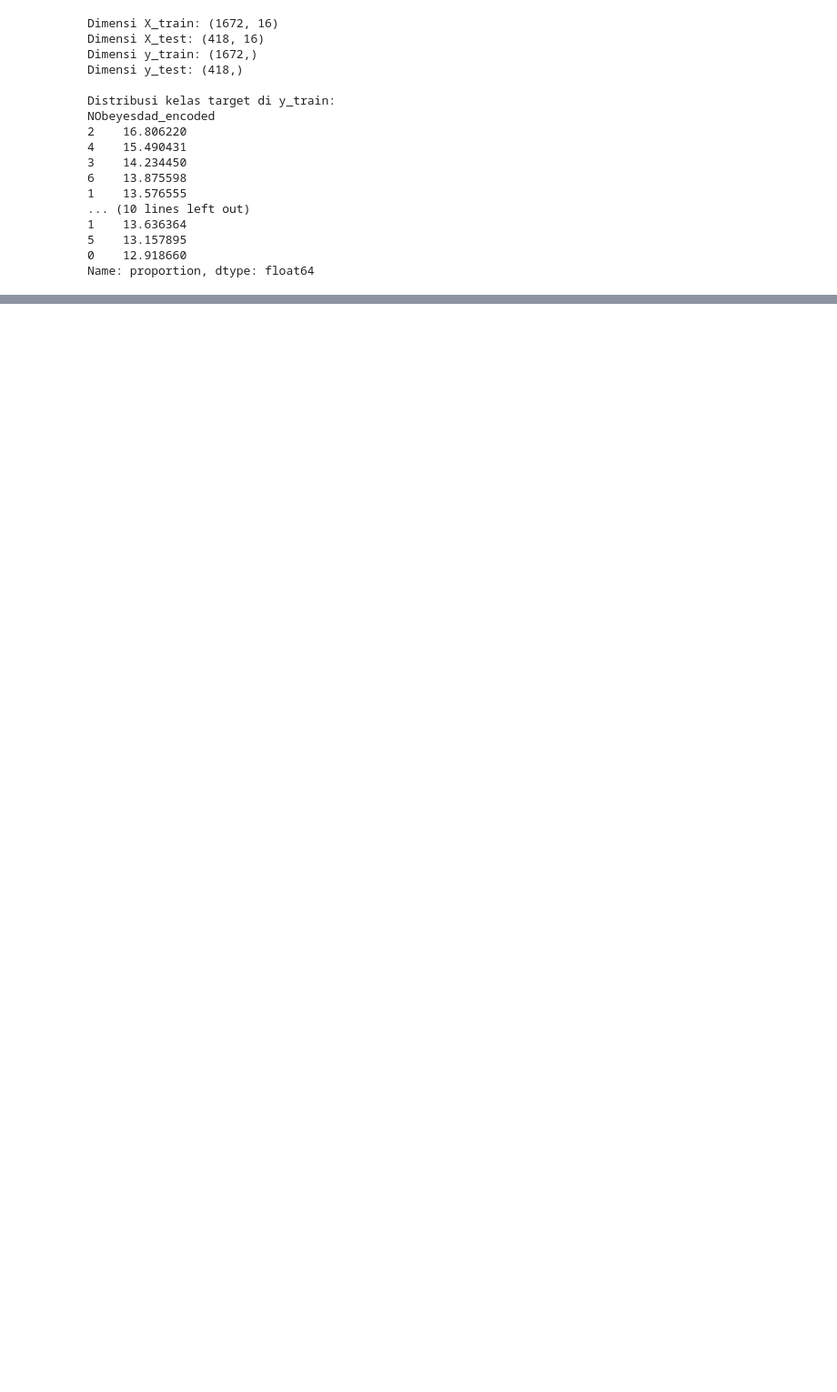
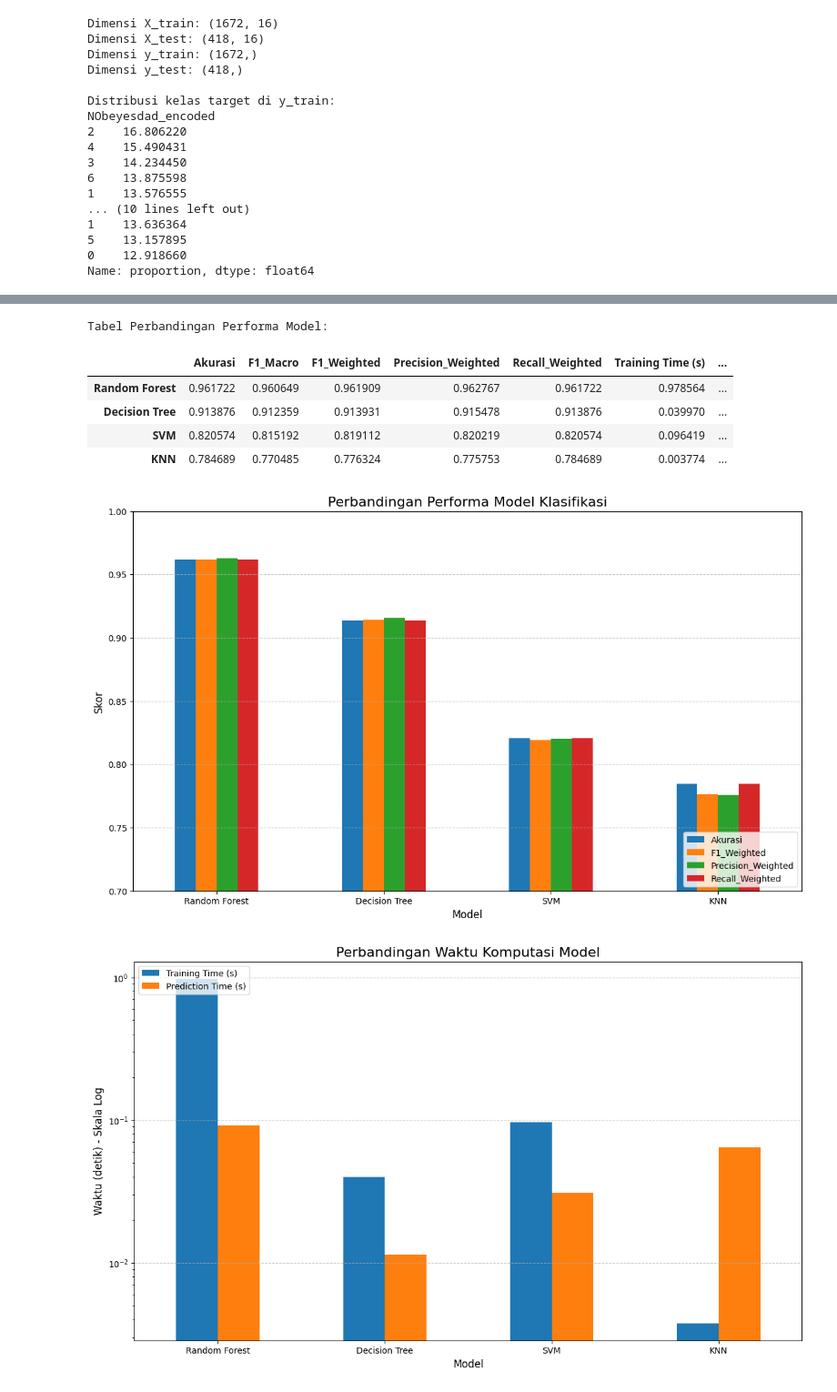
Before and after one commit to renji710/CapstoneUAS_BengkelKoding, a Jupyter notebook: Capstone_UAS.ipynb, the cells around one changed output, grey strips where cells are left out. Shown at 91% size. Saved outputs shown, nothing was run; the diff lists cells and outputs as text; code cells hidden in the pictures; blank space fills up the shorter version.

```diff
--- a/Capstone_UAS.ipynb
+++ b/Capstone_UAS.ipynb
@@ -775,0 +989,35 @@ Performa Decision Tree (untuk tabel perbandingan nanti): {'Akurasi': 0.913875598
+# %%
+#Membandingkan Performa Model
+df_performance = pd.DataFrame(model_performance).T
+df_performance = df_performance.sort_values(by='F1_Weighted', ascending=False)
+
+print("Tabel Perbandingan Performa Model:")
+display(df_performance)
+
+df_performance[['Akurasi', 'F1_Weighted', 'Precision_Weighted', 'Recall_Weighted']].plot(kind='bar', figsize=(14, 8))
+plt.title('Perbandingan Performa Model Klasifikasi', fontsize=16)
+plt.ylabel('Skor', fontsize=12)
+plt.xlabel('Model', fontsize=12)
+plt.xticks(rotation=0)
+plt.ylim(0.7, 1.0)
+plt.legend(loc='lower right')
+plt.grid(axis='y', linestyle='--', alpha=0.7)
+plt.show()
+
+df_performance[['Training Time (s)', 'Prediction Time (s)']].plot(kind='bar', figsize=(14, 8), logy=True)
+plt.title('Perbandingan Waktu Komputasi Model', fontsize=16)
+plt.ylabel('Waktu (detik) - Skala Log', fontsize=12)
+plt.xlabel('Model', fontsize=12)
+plt.xticks(rotation=0)
+plt.legend(loc='upper left')
+plt.grid(axis='y', linestyle='--', alpha=0.7)
+plt.show()
+# %% [output]
+Tabel Perbandingan Performa Model:
+|  | Akurasi | F1_Macro | F1_Weighted | Precision_Weighted | Recall_Weighted | Training Time (s) | ... |
+| Random Forest | 0.961722 | 0.960649 | 0.961909 | 0.962767 | 0.961722 | 0.978564 | ... |
+| Decision Tree | 0.913876 | 0.912359 | 0.913931 | 0.915478 | 0.913876 | 0.039970 | ... |
+| SVM | 0.820574 | 0.815192 | 0.819112 | 0.820219 | 0.820574 | 0.096419 | ... |
+| KNN | 0.784689 | 0.770485 | 0.776324 | 0.775753 | 0.784689 | 0.003774 | ... |
+[figure, added]
+[figure, added]
```
Also changed, not shown: parts of 14 cells of this notebook, 4 other files.
